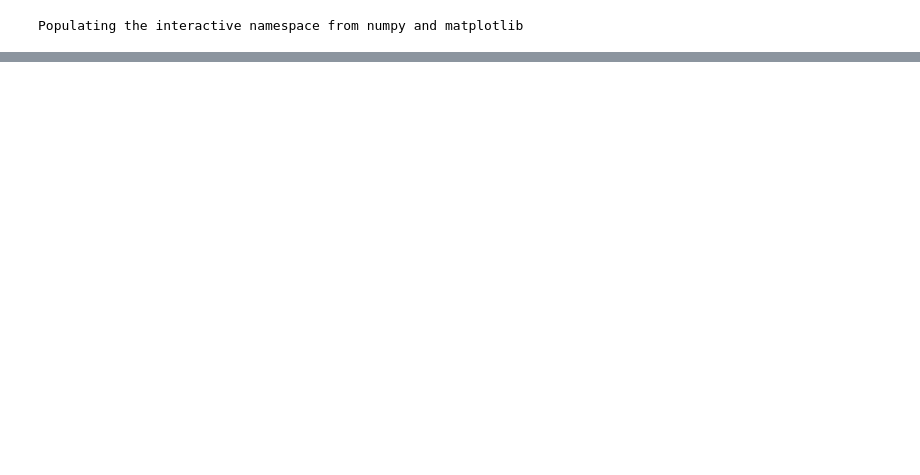
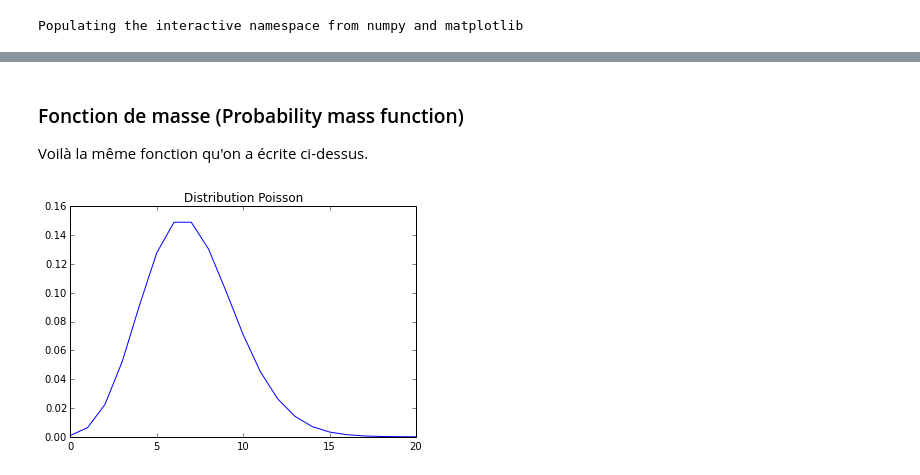
Before and after one commit to emk/statistiques_en_francais, a Jupyter notebook: Processus de Poisson.ipynb, the cells around one changed output, grey strips where cells are left out. Saved outputs shown, nothing was run; the diff lists cells and outputs as text; code cells hidden in the pictures; blank space fills up the shorter version.

```diff
--- a/Processus de Poisson.ipynb
+++ b/Processus de Poisson.ipynb
@@ -158,0 +173,15 @@ axes.set_title("Distribution Poisson")
+# %% [markdown]
+### Fonction de masse (Probability mass function)
+
+Voilà la même fonction qu'on a écrite ci-dessus.
+# %%
+def dessiner(titre, fonc, x):
+    """Dessiner fonc(x)."""
+    fig = plt.figure()
+    axes = fig.add_axes([0.1, 0.1, 0.8, 0.8])
+    axes.plot(x, fonc(x))
+    axes.set_title(titre)
+
+dessiner("Distribution Poisson", nv.pmf, range(0, 21))
+# %% [output]
+[figure, added]
```
Also changed, not shown: parts of 8 cells of this notebook.
